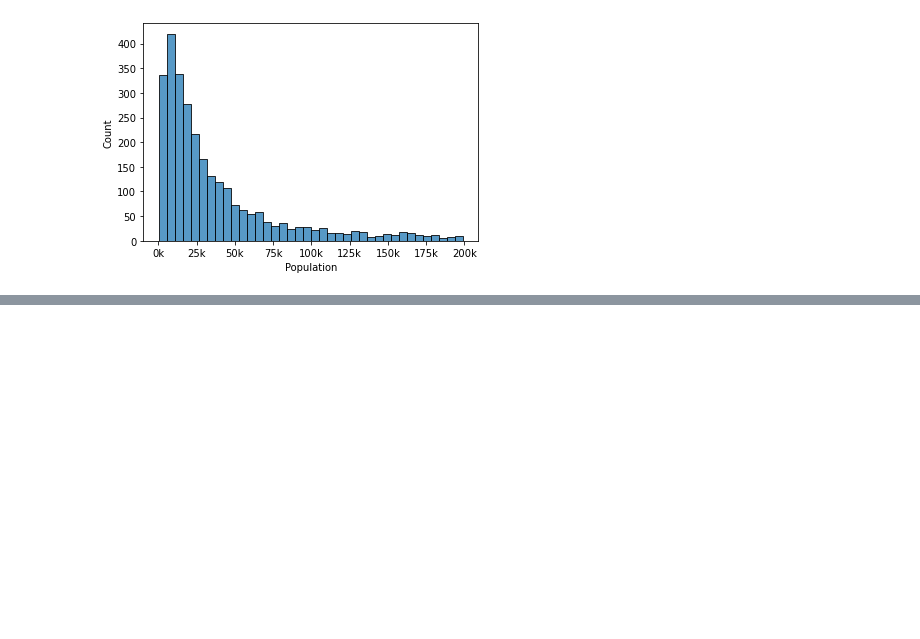
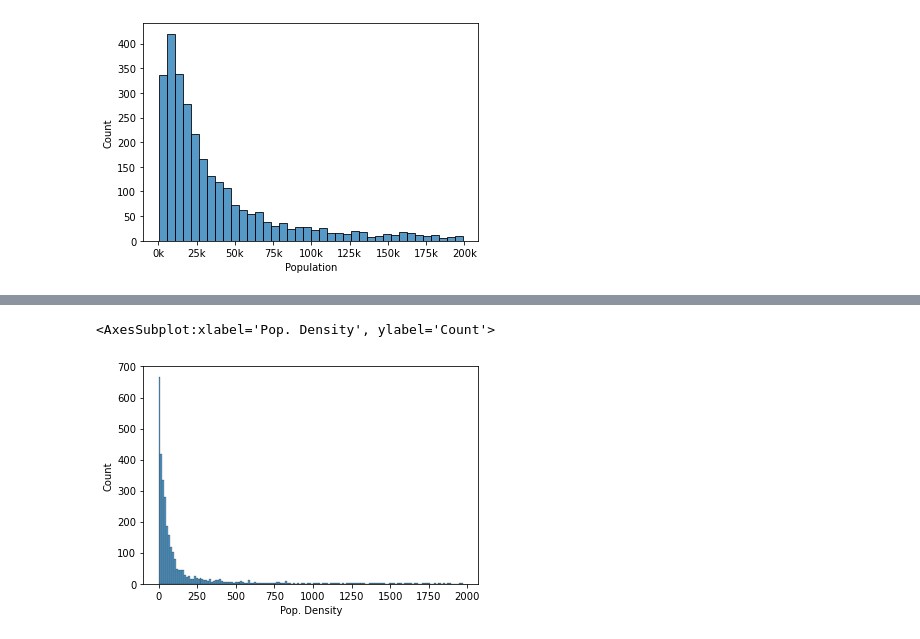
Before and after one commit to dzoanka/Covid19-cases-deaths-against-vax-in-US-counties, a Jupyter notebook: population_distribution.ipynb, the cells around one changed output, grey strips where cells are left out. Drawn from its saved outputs; the diff is of its cells as text; code cells hidden in the pictures; blank space fills up the shorter version.

```diff
--- a/population_distribution.ipynb
+++ b/population_distribution.ipynb
@@ -75,0 +92,6 @@ df
+# %%
+df_smaller_2k =  df[ df['Pop. Density'] < 2000]
+sns.histplot(df_smaller_2k, x="Pop. Density")
+# %% [output]
+<AxesSubplot:xlabel='Pop. Density', ylabel='Count'>
+[figure, added]
```
Also changed, not shown: parts of 24 cells of this notebook, 2 other files.
